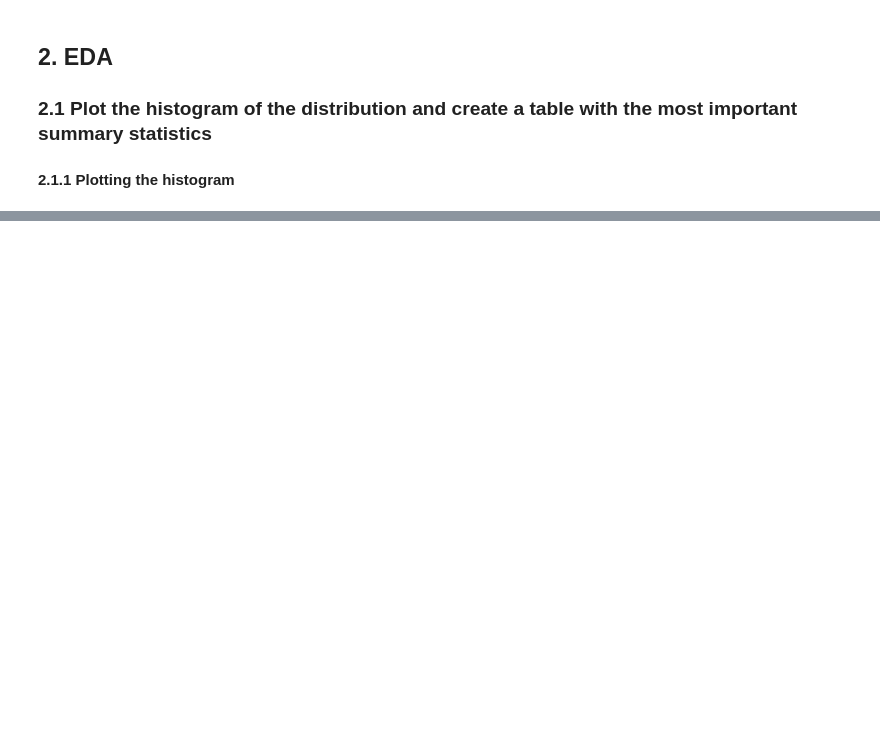
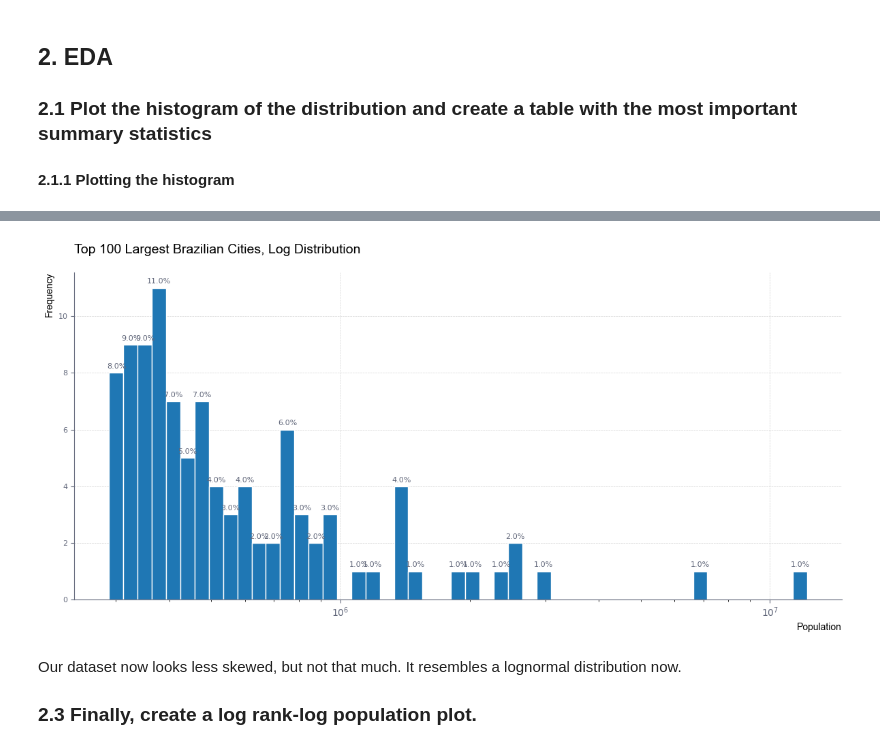
Before and after one commit to felipesebben/bk_data_analysis_studies, a Jupyter notebook: da_data_exercises/ch03-exploratory_data_analysis/05-city_size_brazil/05-city_size_brazil.ipynb, the cells around one changed output, grey strips where cells are left out. Cells and saved outputs as stored; diff of their text form; code cells hidden in the pictures; blank space fills up the shorter version.

```diff
--- a/da_data_exercises/ch03-exploratory_data_analysis/05-city_size_brazil/05-city_size_brazil.ipynb
+++ b/da_data_exercises/ch03-exploratory_data_analysis/05-city_size_brazil/05-city_size_brazil.ipynb
@@ -202,0 +255,73 @@ plt.show()
+# %%
+# Visualize the distribution of population, no filters
+# Set the bin width
+bin_width = 250_000
+
+# Create a new figure with adjusted padding
+plt.figure(figsize=(12, 6))
+plt.subplots_adjust(left=0.2, right=1, top=0.9, bottom=0.1)
+
+# histogram on log scale
+logbins = np.geomspace(cities_2022["population"].min(), cities_2022["population"].max())
+
+# Plot the histogram
+n, bins, patches = plt.hist(cities_2022["population"], bins=(logbins),
+         edgecolor="white", zorder=2)
+
+
+# Set x and y axis labels
+plt.xscale("log")
+plt.xlabel("Population",
+            fontsize=10,
+            color="black",
+            loc="right",
+            fontdict={"fontname": "Arial"},)
+plt.ylabel("Frequency",
+            fontsize=10,
+            color="black",
+            loc="top",
+            fontdict={"fontname": "Arial"},)
+
+# Set x and y ticks interval
+# plt.xticks(range(0 , cities_2022["population"].max() , 500_000), fontsize=8, color="#61677A")
+plt.yticks(fontsize=8, color="#61677A")
+
+# Change the color of the ticks and axes
+tick_color = "#61677A"
+plt.tick_params(axis="both", colors=tick_color)
+
+# Add frequency count to each bar
+total_data_points = cities_2022["population"].count()
+for i in range(len(patches)):
+    x = patches[i].get_x() + patches[i].get_width() / 2
+    y = patches[i].get_height()
+    percentage = y / total_data_points * 100
+    if percentage > 0:
+        plt.annotate(f"{percentage:.1f}%", xy=(x, y), xytext=(0, 3), textcoords="offset points",
+                     ha="center", va="bottom", fontsize=8, color="#61677A")
+    else:
+        pass
+
+# Add title to the chart
+plt.title(f"Top 100 Largest Brazilian Cities, Log Distribution",
+          fontsize=14,
+          loc="left",
+          fontdict={"fontname": "Arial"},
+          pad=20)
+
+# Add a light grid behind the bars
+plt.grid(color="lightgray", linestyle="--", linewidth=0.5, zorder=1)
+
+# Remove the top and right spines
+plt.gca().spines["top"].set_visible(False)
+plt.gca().spines["right"].set_visible(False)
+plt.gca().spines["bottom"].set_color("#61677A")
+plt.gca().spines["left"].set_color("#61677A")
+
+plt.tight_layout()
+plt.show()
+# %% [output]
+[figure, added]
+# %% [markdown]
+<p>Our dataset now looks less skewed, but not that much. It resembles a lognormal distribution now.</p>
+<h3>2.3 Finally, create a log rank-log population plot.</h3>
```
Also changed, not shown: parts of 22 cells of this notebook.
